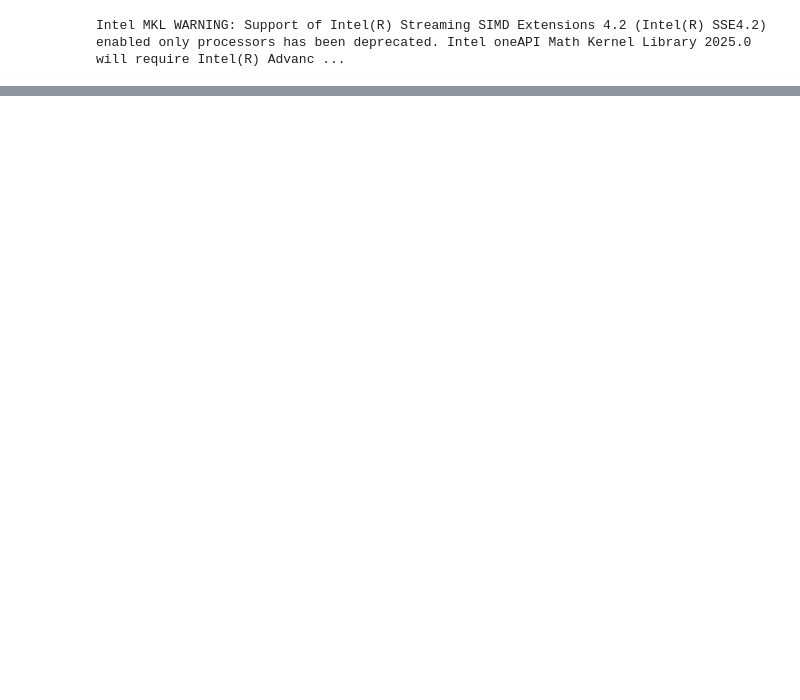
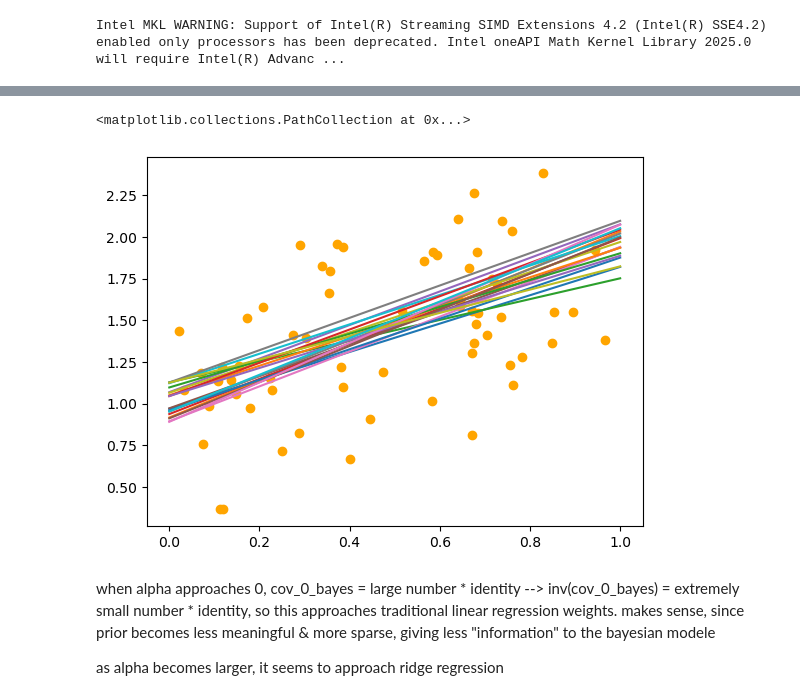
Before and after one commit to asaha1203/cx-4803, a Jupyter notebook: hw_4/hw_4_q2.ipynb, the cells around one changed output, grey strips where cells are left out. Drawn from its saved outputs; the diff is of its cells as text; code cells hidden in the pictures; blank space fills up the shorter version.

```diff
--- a/hw_4/hw_4_q2.ipynb
+++ b/hw_4/hw_4_q2.ipynb
@@ -45,0 +46,16 @@ w_bayes =
+# %%
+x_values = np.linspace(0,1,1000)
+w_values = np.random.multivariate_normal(w_bayes[9,:], cov_n_bayes[9,:,:], 20).T
+x_2 = 0.5
+x_3 = 0.5
+x = np.vstack([np.ones(1000), x_values, x_2 * np.ones(1000), x_3 * np.ones(1000)]).T
+for i in range(20):
+    plt.plot(x_values, x @ w_values[:,i])
+plt.scatter(data[:,0], data[:,3], color="orange")
+# %% [output]
+<matplotlib.collections.PathCollection at 0x...>
+[figure, added]
+# %% [markdown]
+when alpha approaches 0, cov_0_bayes = large number * identity --> inv(cov_0_bayes) = extremely small number * identity, so this approaches traditional linear regression weights. makes sense, since prior becomes less meaningful & more sparse, giving less "information" to the bayesian modele
+
+as alpha becomes larger, it seems to approach ridge regression
```
Also changed, not shown: parts of 5 cells of this notebook, 1 other file.
